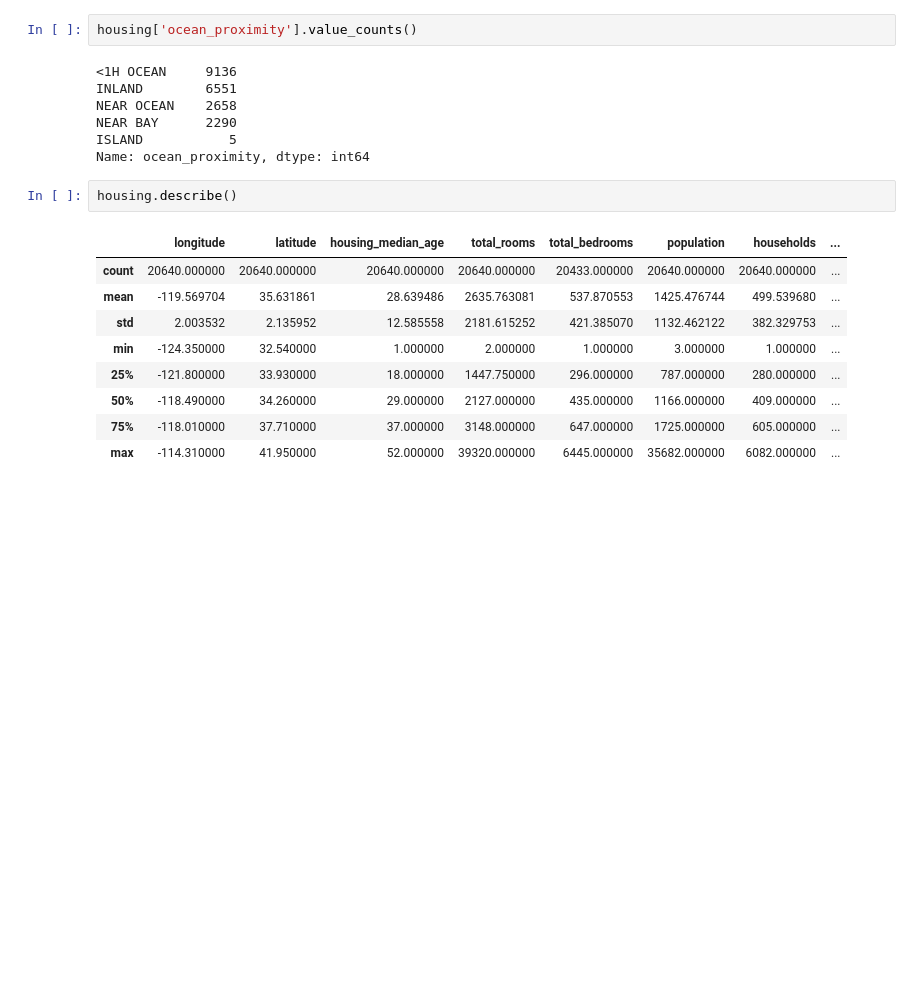
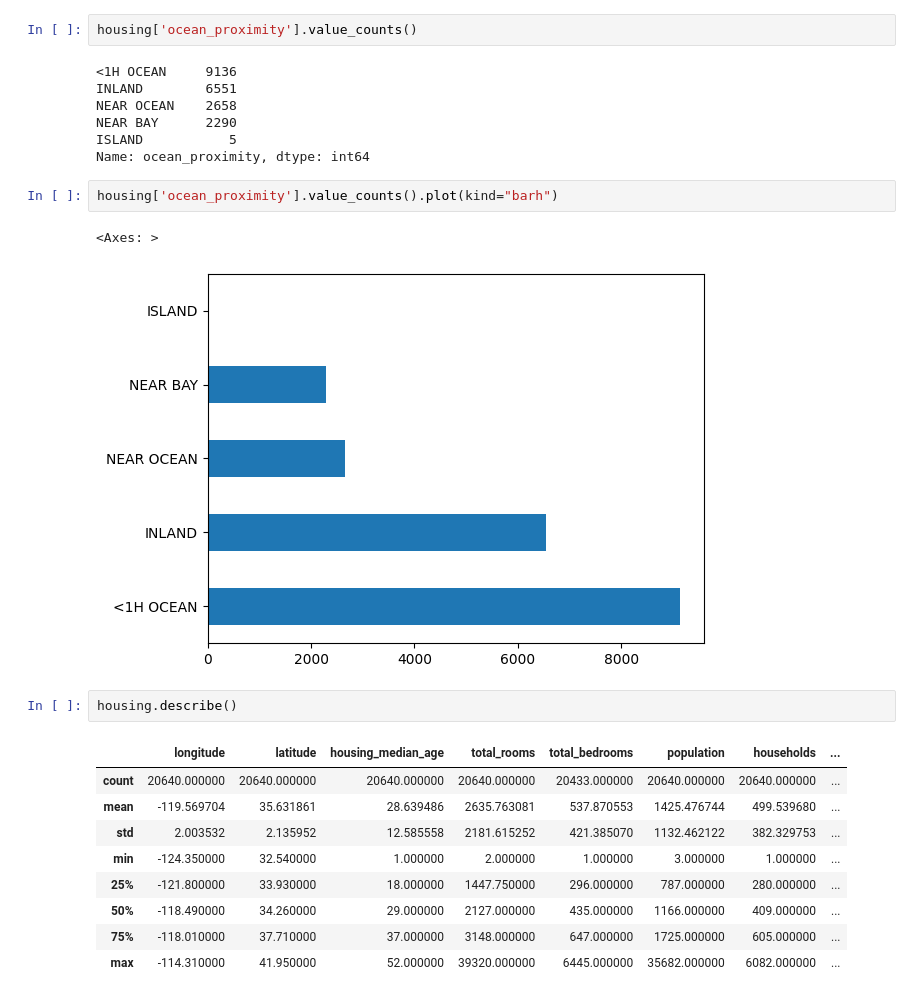
Before and after one commit to imsoumya18/machine_learning, a Jupyter notebook: Housing_Price_Prediction.ipynb, the cells around one changed output. Cells and saved outputs as stored; diff of their text form; blank space fills up the shorter version.

```diff
--- a/Housing_Price_Prediction.ipynb
+++ b/Housing_Price_Prediction.ipynb
@@ -60,6 +61,11 @@ NEAR OCEAN    2658
 NEAR BAY      2290
 ISLAND           5
 Name: ocean_proximity, dtype: int64
+# %%
+housing['ocean_proximity'].value_counts().plot(kind="barh")
+# %% [output]
+<Axes: >
+[figure, added]
 # %%
 housing.describe()
 # %% [output]
```
Also changed, not shown: parts of 5 cells of this notebook.
